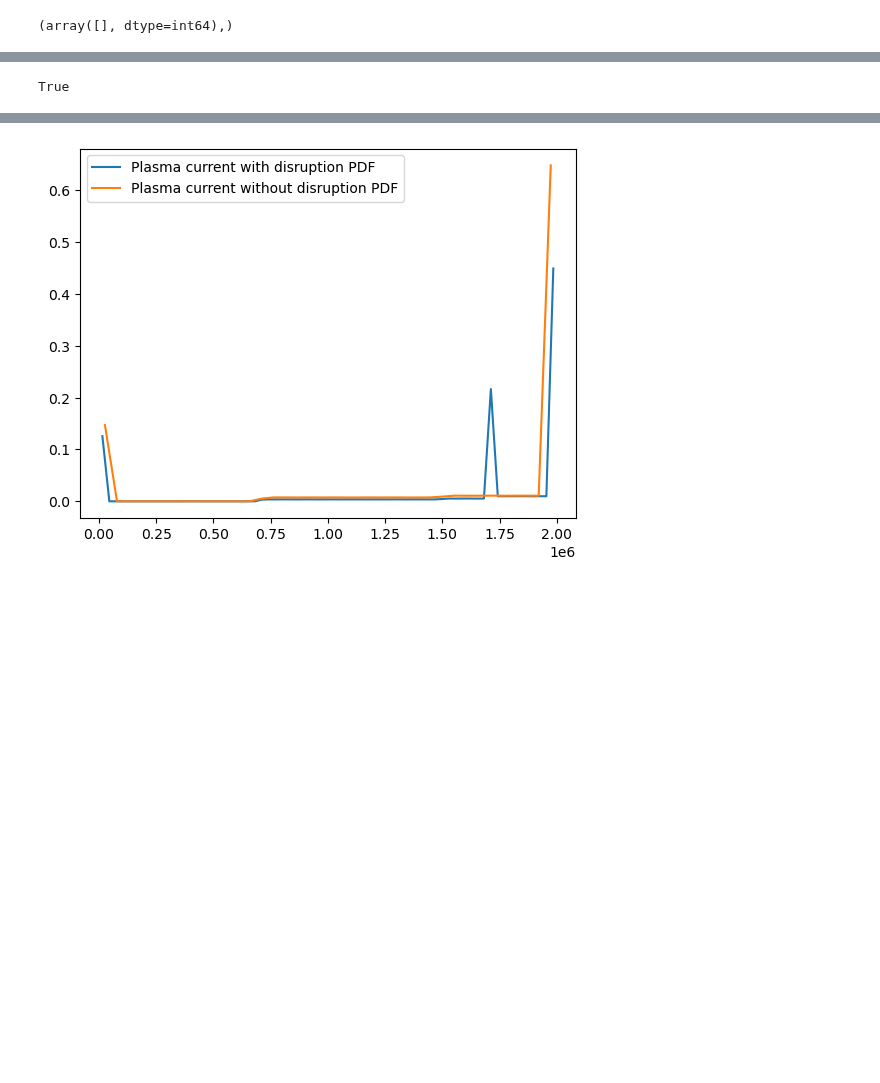
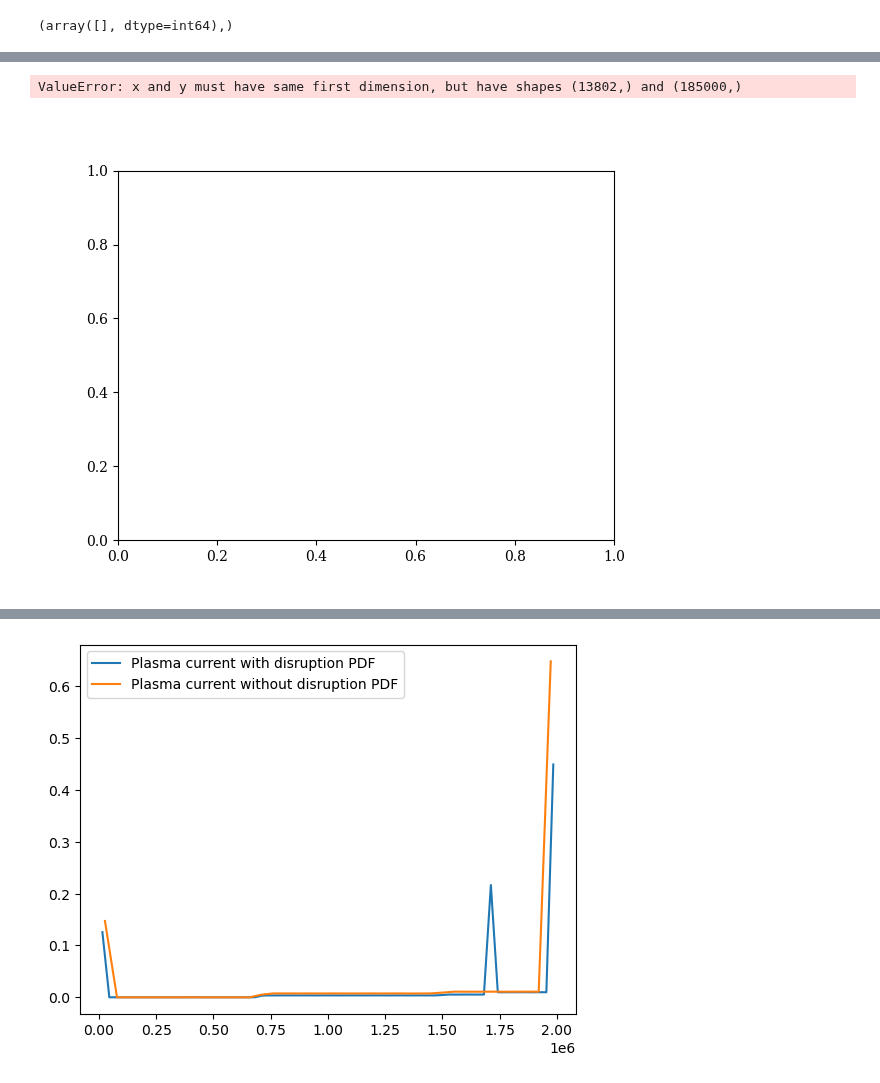
Before and after one commit to maxtost10/SPC-Runaway_Classifier, a Jupyter notebook: Download_single_files/LoadDefuse.ipynb, the cells around one changed output, grey strips where cells are left out. Saved outputs shown, nothing was run; the diff lists cells and outputs as text; code cells hidden in the pictures; blank space fills up the shorter version.

```diff
--- a/Download_single_files/LoadDefuse.ipynb
+++ b/Download_single_files/LoadDefuse.ipynb
@@ -136,11 +143,15 @@ RNT
 SSXcore
 (497501,) (497501,)
 (625001,) (625001,)
-# %%
-a = np.nan
-np.isnan(a)
-# %% [output]
-True
+# %%
+key = 'IPLA'
+plt.close()
+plt.plot(RE_dic[key][0], RE_dic[key][1])
+plt.title(f'JET no. {re}')
+plt.xlim([47.9, 48.5])
+# %% [output]
+ValueError: x and y must have same first dimension, but have shapes (13802,) and (185000,)
+[figure, added]
 # %%
 figure, axis = plt.subplots(len(keys_jet), 2, figsize=(8,8))
 fs = 8
```
Also changed, not shown: parts of 8 cells of this notebook.
